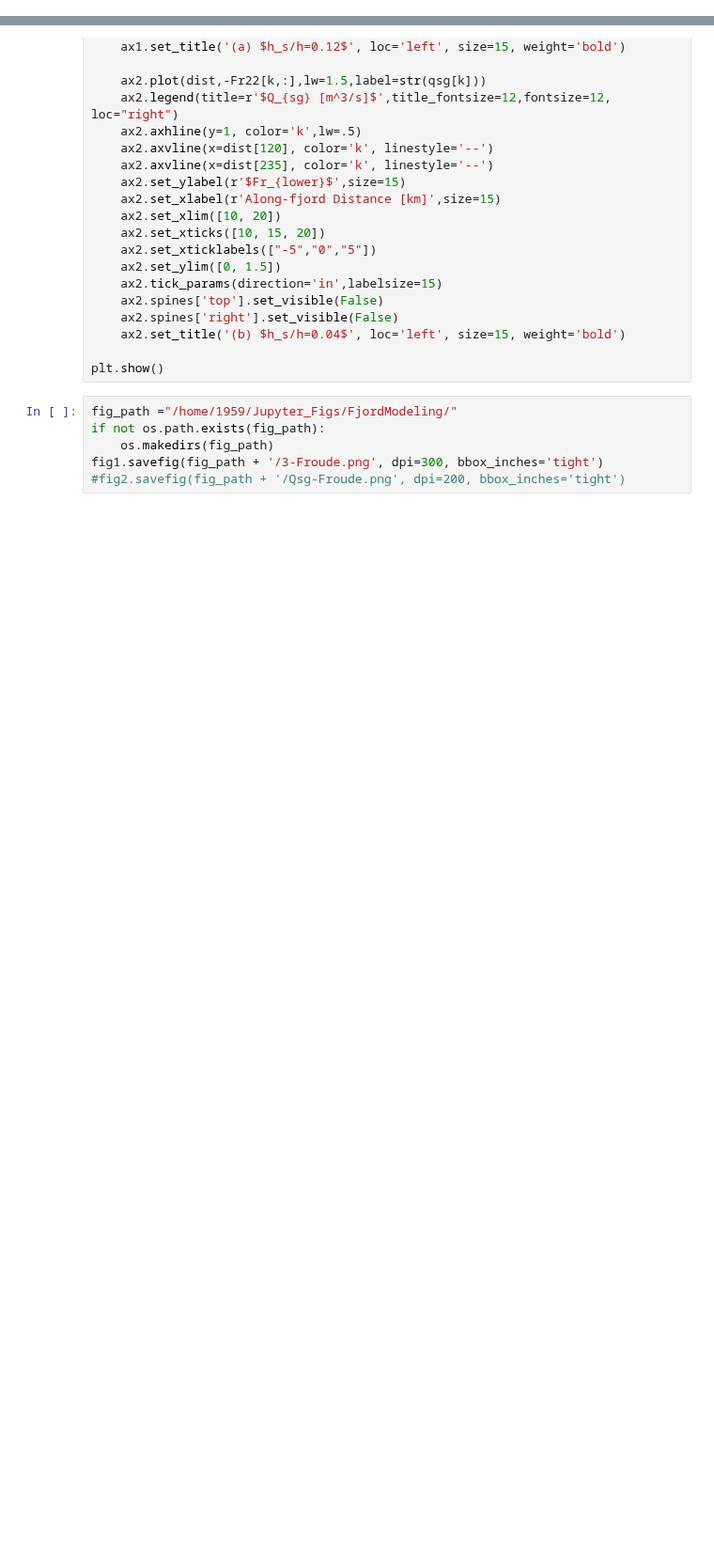
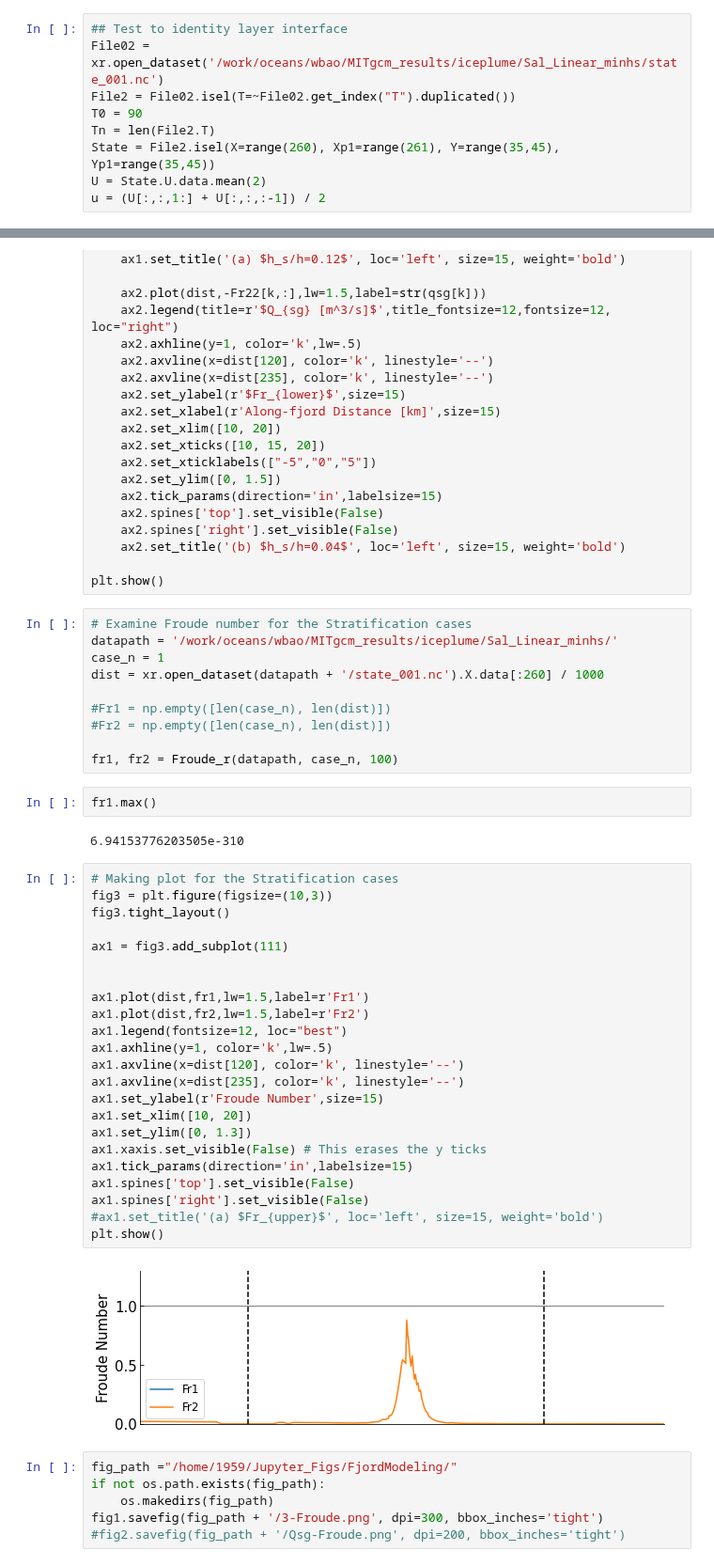
Before and after one commit to weiyangbao/Jupyter-Iceplume, a Jupyter notebook: Fjord Modeling/3-Froude.ipynb, the cells around one changed output, grey strips where cells are left out. Shown at 94% size. Saved outputs shown, nothing was run; the diff lists cells and outputs as text; blank space fills up the shorter version.

Commit message:
Tests and new plots.

```diff
--- a/Fjord Modeling/3-Froude.ipynb
+++ b/Fjord Modeling/3-Froude.ipynb
@@ -5,3 +5,12 @@ import numpy as np
 import matplotlib.pyplot as plt
 import os
 import gsw
+# %%
+## Test to identity layer interface
+File02 = xr.open_dataset('/work/oceans/wbao/MITgcm_results/iceplume/Sal_Linear_minhs/state_001.nc')
+File2 = File02.isel(T=~File02.get_index("T").duplicated())
+T0 = 90
+Tn = len(File2.T)
+State = File2.isel(X=range(260), Xp1=range(261), Y=range(35,45), Yp1=range(35,45))
+U = State.U.data.mean(2)
+u = (U[:,:,1:] + U[:,:,:-1]) / 2
@@ -202,6 +273,45 @@ for k in range(len(case_n)):
     ax2.set_title('(b) $h_s/h=0.04$', loc='left', size=15, weight='bold')
 
 plt.show()
+# %%
+# Examine Froude number for the Stratification cases
+datapath = '/work/oceans/wbao/MITgcm_results/iceplume/Sal_Linear_minhs/'
+case_n = 1
+dist = xr.open_dataset(datapath + '/state_001.nc').X.data[:260] / 1000
+
+#Fr1 = np.empty([len(case_n), len(dist)])
+#Fr2 = np.empty([len(case_n), len(dist)])
+
+fr1, fr2 = Froude_r(datapath, case_n, 100)
+# %%
+fr1.max()
+# %% [output]
+6.94153776203505e-310
+# %%
+# Making plot for the Stratification cases
+fig3 = plt.figure(figsize=(10,3))
+fig3.tight_layout()
+
+ax1 = fig3.add_subplot(111)
+
+
+ax1.plot(dist,fr1,lw=1.5,label=r'Fr1')
+ax1.plot(dist,fr2,lw=1.5,label=r'Fr2')
+ax1.legend(fontsize=12, loc="best")
+ax1.axhline(y=1, color='k',lw=.5)
+ax1.axvline(x=dist[120], color='k', linestyle='--')
+ax1.axvline(x=dist[235], color='k', linestyle='--')
+ax1.set_ylabel(r'Froude Number',size=15)
+ax1.set_xlim([10, 20])
+ax1.set_ylim([0, 1.3])
+ax1.xaxis.set_visible(False) # This erases the y ticks
+ax1.tick_params(direction='in',labelsize=15)
+ax1.spines['top'].set_visible(False)
+ax1.spines['right'].set_visible(False)
+#ax1.set_title('(a) $Fr_{upper}$', loc='left', size=15, weight='bold')
+plt.show()
+# %% [output]
+[figure, added]
 # %%
 fig_path ="/home/1959/Jupyter_Figs/FjordModeling/"
 if not os.path.exists(fig_path):
```
Also changed, not shown: parts of 2 cells of this notebook, 5 other files.
